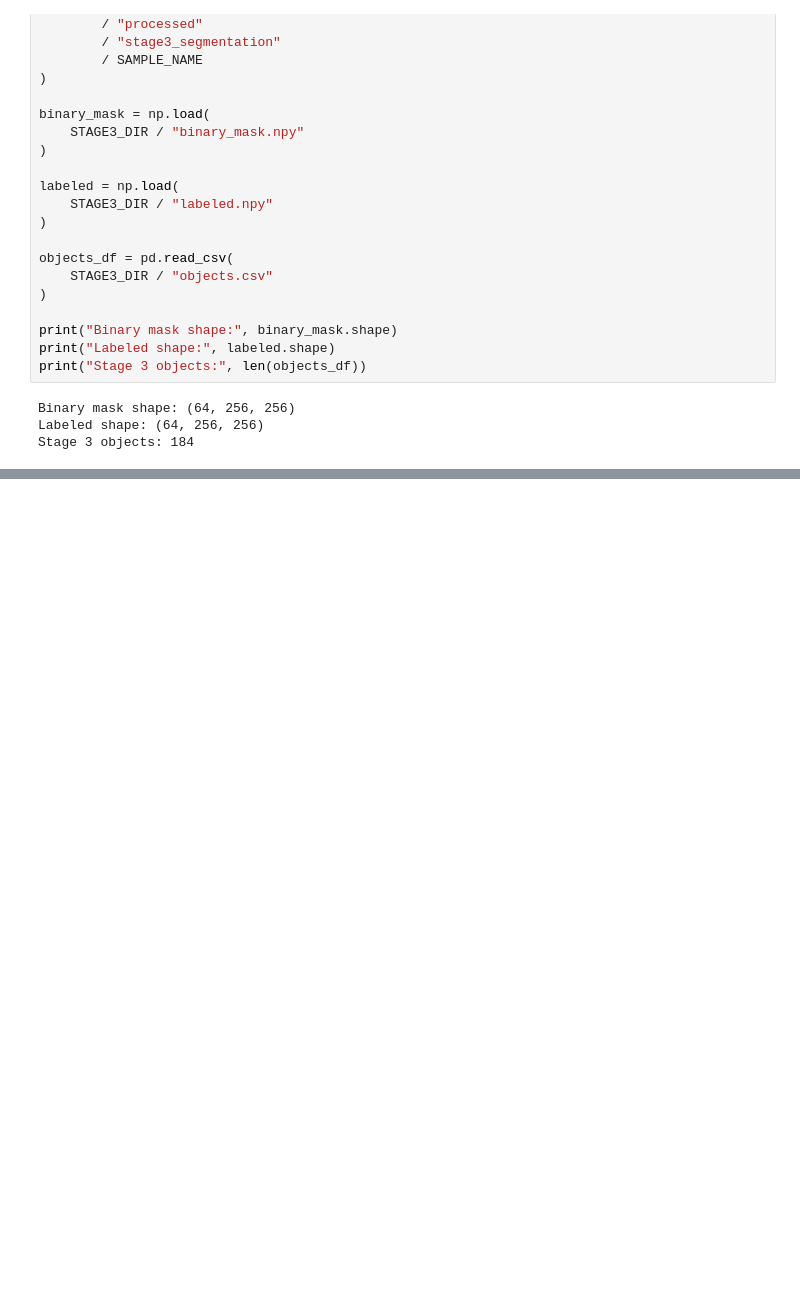
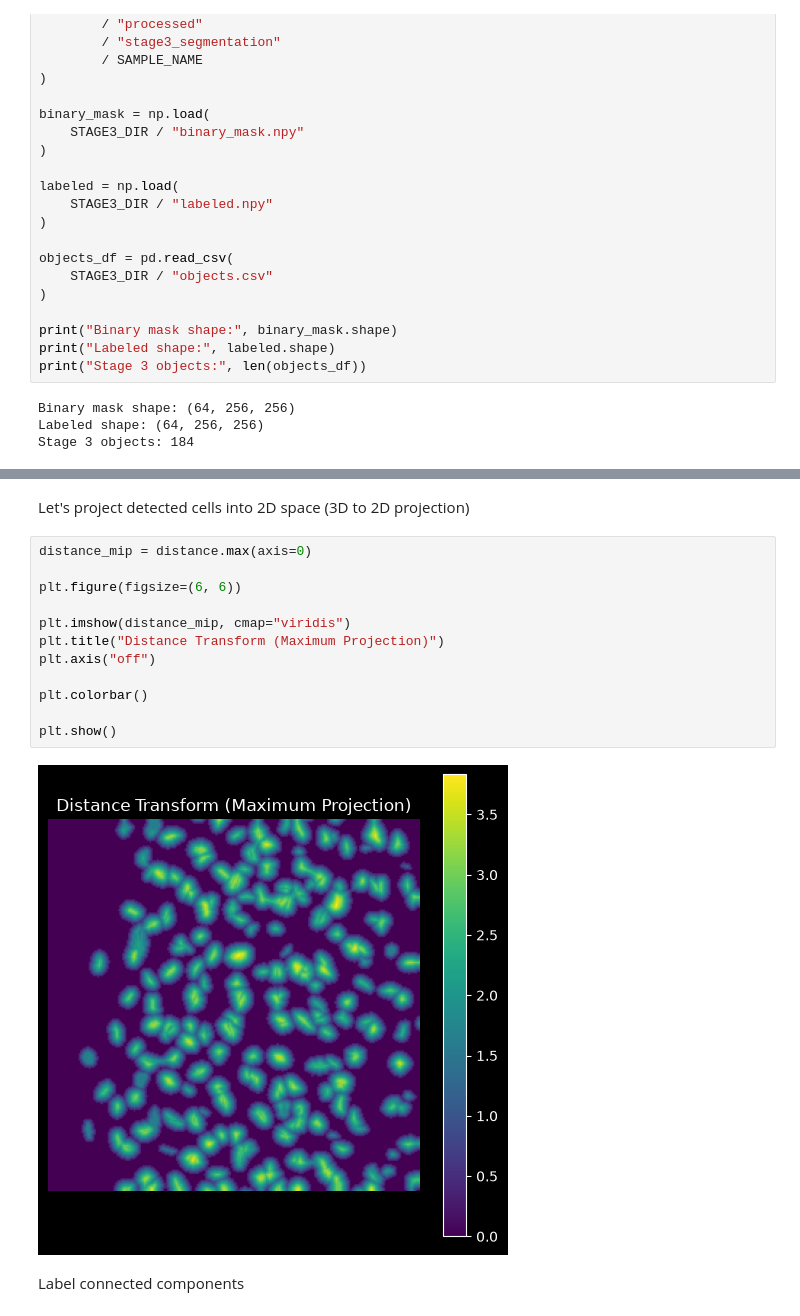
Before and after one commit to RJKRanathunga/stirnet-3d-cell-tracking, a Jupyter notebook: notebooks/04_instance_segmentation.ipynb, the cells around one changed output, grey strips where cells are left out. Drawn from its saved outputs; the diff is of its cells as text; blank space fills up the shorter version.

```diff
--- a/notebooks/04_instance_segmentation.ipynb
+++ b/notebooks/04_instance_segmentation.ipynb
@@ -254,0 +91,18 @@ Number of instances: 254
+# %% [markdown]
+Let's project detected cells into 2D space (3D to 2D projection)
+# %%
+distance_mip = distance.max(axis=0)
+
+plt.figure(figsize=(6, 6))
+
+plt.imshow(distance_mip, cmap="viridis")
+plt.title("Distance Transform (Maximum Projection)")
+plt.axis("off")
+
+plt.colorbar()
+
+plt.show()
+# %% [output]
+[figure, added]
+# %% [markdown]
+Label connected components
```
Also changed, not shown: parts of 37 cells of this notebook, 3 other files.
